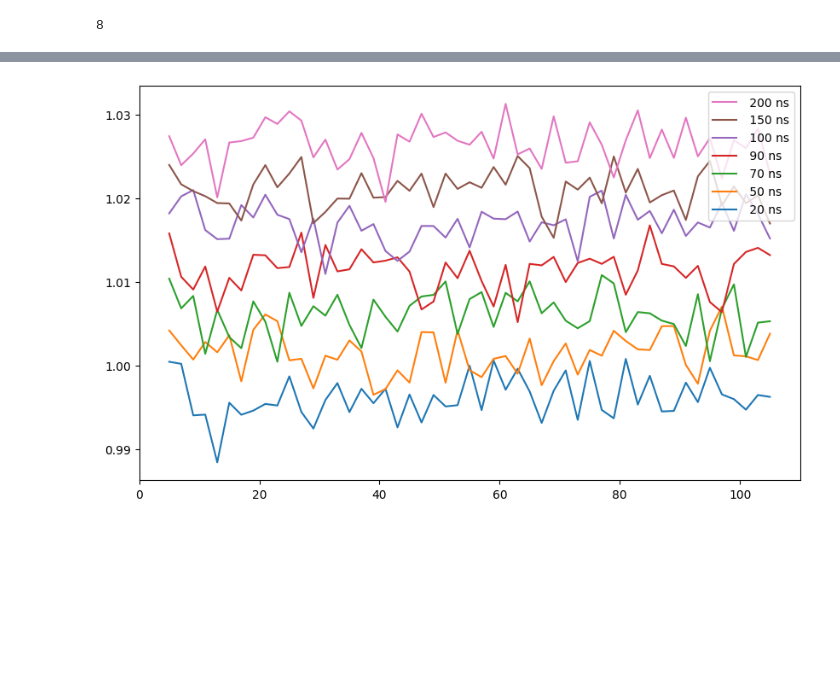
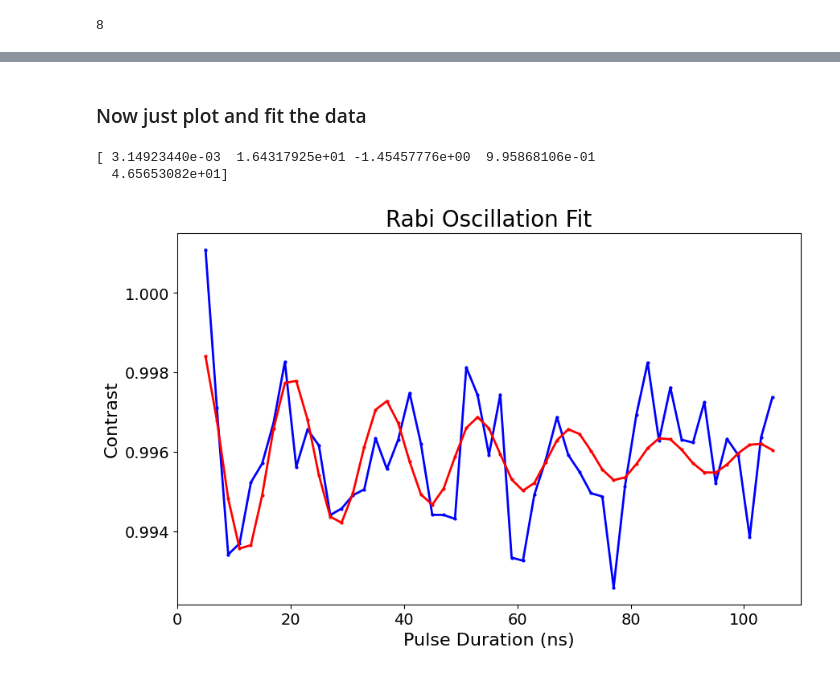
Before and after one commit to sumukhvaidya/LiLabMeasurements, a Jupyter notebook: testing/Example01_Confocal_ODMR.ipynb, the cells around one changed output, grey strips where cells are left out. Saved outputs shown, nothing was run; the diff lists cells and outputs as text; code cells hidden in the pictures; blank space fills up the shorter version.

Commit message:
Major changes in AWG Rabi code. Made it finally work. Rabi oscillations observed as expected. Nice.

```diff
--- a/testing/Example01_Confocal_ODMR.ipynb
+++ b/testing/Example01_Confocal_ODMR.ipynb
@@ -121,7 +117,0 @@ taus, avg_contrast, all_contrast, avg_counts, all_counts = odmr.run_rabi_sweep(t
-# %%
-extra_delays = [20, 50, 70, 90, 100, 150, 200]
-Rabis = np.zeros((len(extra_delays), len(tau_range)))
-for i, ed in enumerate(extra_delays):
-    odmr.config['extra_delay'] = ed
-    taus, avg_contrast, all_contrast, avg_counts, all_counts = odmr.run_rabi_sweep(tau_range)
-    Rabis[i,:] = avg_contrast
@@ -130,9 +118,18 @@ for i, ed in enumerate(extra_delays):
-# %%
-fig, ax = plt.subplots(figsize=(10,6))
-for i, ed in enumerate(extra_delays):
-    ax.plot(tau_range, Rabis[i,:]+.005*i, label=f' {ed} ns')
-
-plt.legend(reverse = True, loc = 'upper right')
-plt.show()
-# %% [output]
-[figure, removed]
+# %% [markdown]
+### Now just plot and fit the data
+# %%
+def fit_func(x, a, b, c, d, T2):
+    return a * np.cos(2*np.pi * x /b + c) * np.exp(-x/T2) + d
+
+from scipy.optimize import curve_fit
+popt, pcov = curve_fit(fit_func, tau_range, avg_contrast, p0=[0.02, 15, 0, 1, 40])
+print(popt)
+
+fig, ax = plt.subplots(figsize=(10,6))
+plot_this_xy(tau_range, avg_contrast, ax, title='Rabi Oscillation', xlabel='Pulse Duration (ns)', ylabel='Contrast', color='blue', marker='o', linestyle='-')
+plot_this_xy(tau_range, fit_func(tau_range, *popt), ax, title='Rabi Oscillation Fit', xlabel='Pulse Duration (ns)', ylabel='Contrast', color='red', marker='o', linestyle='-')
+plt.show()
+# %% [output]
+[ 3.14923440e-03  1.64317925e+01 -1.45457776e+00  9.95868106e-01
+  4.65653082e+01]
+[figure, added]
```
Also changed, not shown: parts of 6 cells of this notebook, 7 other files.
